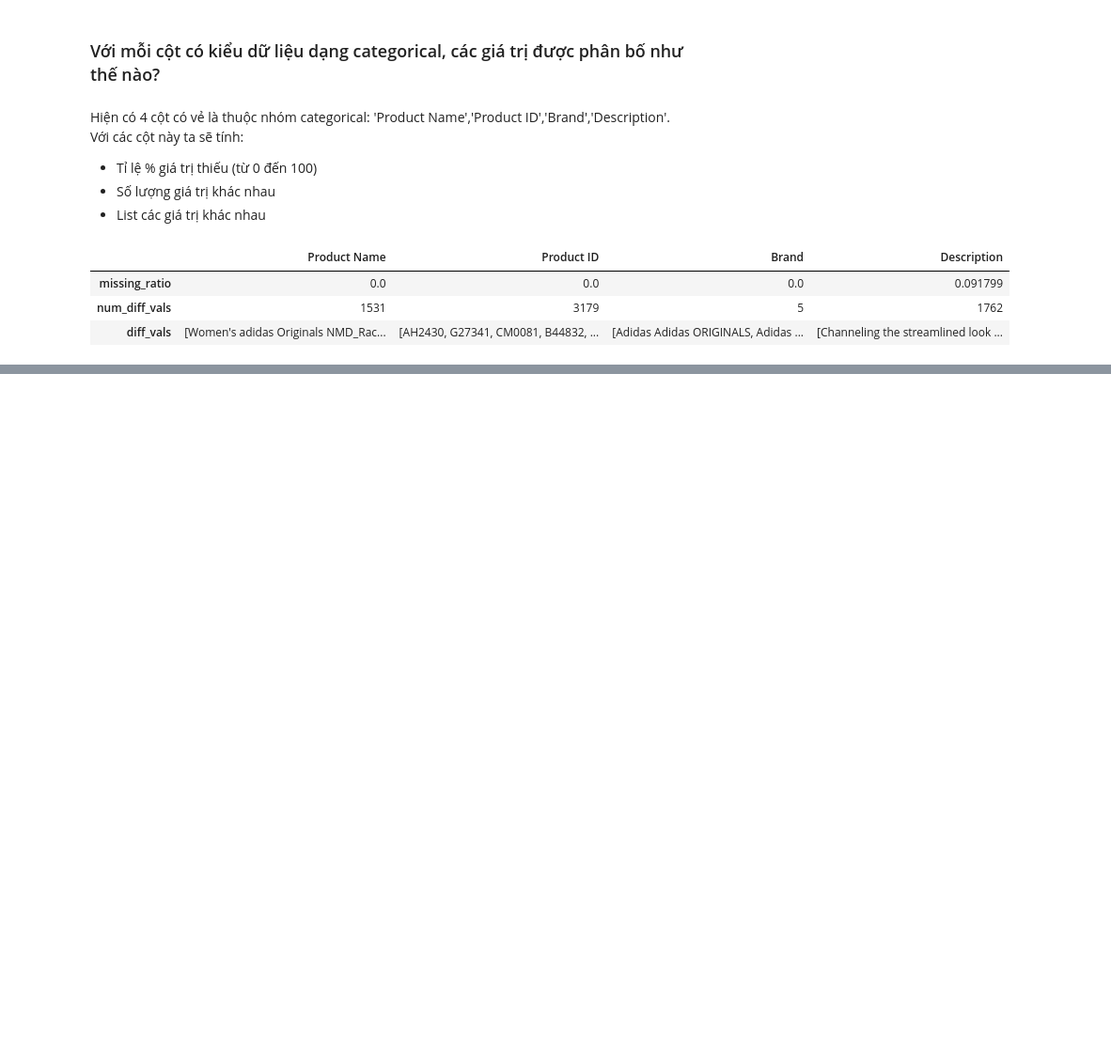
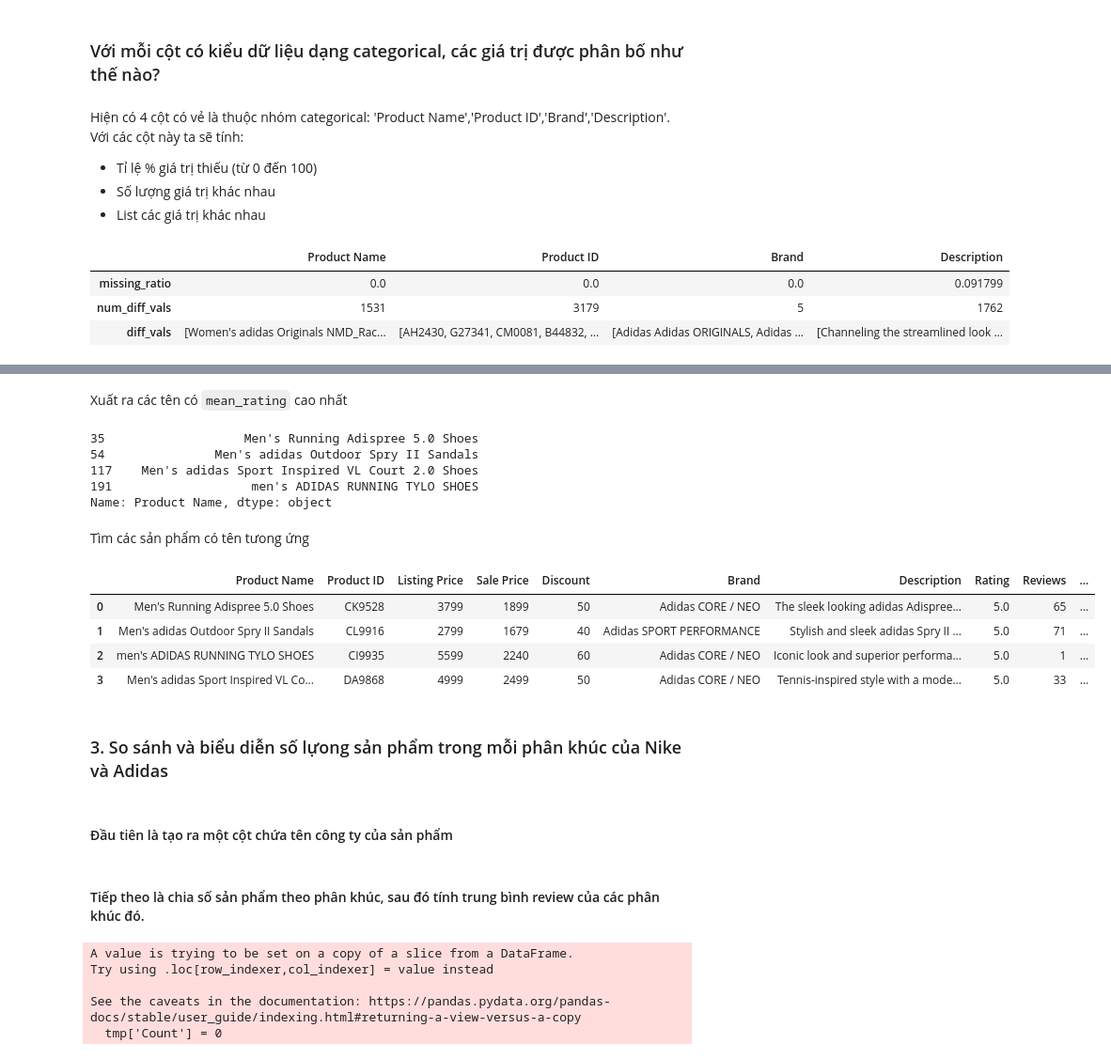
Before and after one commit to tvadiep/Sale-Analysis, a Jupyter notebook: SalesAnalysis.ipynb, the cells around one changed output, grey strips where cells are left out. Shown at 94% size. Saved outputs shown, nothing was run; the diff lists cells and outputs as text; code cells hidden in the pictures; blank space fills up the shorter version.

```diff
--- a/SalesAnalysis.ipynb
+++ b/SalesAnalysis.ipynb
@@ -174,0 +305,35 @@ cate_col_profiles_df
+# %%
+#suitable_df['Sum Rating'] = suitable_df['Rating']
+suitable_df['Sum Rating'] = suitable_df['Rating'] * suitable_df['Reviews']
+suitable_df['Sum Reviews'] = suitable_df['Reviews']
+
+suitable_df = suitable_df.groupby('Product Name', as_index = False).sum('Sum Rating',' Sum Reviews')
+suitable_df['Mean Rating'] = suitable_df['Sum Rating']/suitable_df['Sum Reviews']
+# %% [markdown]
+Xuất ra các tên có `mean_rating` cao nhất
+# %%
+desired_name_list = suitable_df[suitable_df['Mean Rating'] == suitable_df['Mean Rating'].max()]['Product Name']
+desired_name_list
+# %% [output]
+35                   Men's Running Adispree 5.0 Shoes
+54               Men's adidas Outdoor Spry II Sandals
+117    Men's adidas Sport Inspired VL Court 2.0 Shoes
+191                   men's ADIDAS RUNNING TYLO SHOES
+Name: Product Name, dtype: object
+# %%
+desired_df = df[df['Sale Price'].between(low, high)]
+# %% [markdown]
+Tìm các sản phẩm có tên tưong ứng
+# %%
+desired_list = desired_df[desired_df['Product Name'].isin(desired_name_list)].reset_index().drop('index', axis =1)
+desired_list
+# %% [output]
+|  | Product Name | Product ID | Listing Price | Sale Price | Discount | Brand | Description | Rating | Reviews | ... |
+| 0 | Men's Running Adispree 5.0 Shoes | CK9528 | 3799 | 1899 | 50 | Adidas CORE / NEO | The sleek looking adidas Adispree... | 5.0 | 65 | ... |
+| 1 | Men's adidas Outdoor Spry II Sandals | CL9916 | 2799 | 1679 | 40 | Adidas SPORT PERFORMANCE | Stylish and sleek adidas Spry II ... | 5.0 | 71 | ... |
+| 2 | men's ADIDAS RUNNING TYLO SHOES | CI9935 | 5599 | 2240 | 60 | Adidas CORE / NEO | Iconic look and superior performa... | 5.0 | 1 | ... |
+| 3 | Men's adidas Sport Inspired VL Co... | DA9868 | 4999 | 2499 | 50 | Adidas CORE / NEO | Tennis-inspired style with a mode... | 5.0 | 33 | ... |
+# %% [markdown]
+### 3. So sánh và biểu diễn số lựong sản phẩm trong mỗi phân khúc của Nike và Adidas
+# %% [markdown]
+#### Đầu tiên là tạo ra một cột chứa tên công ty của sản phẩm
@@ -174,0 +347,2 @@ cate_col_profiles_df
+# %% [markdown]
+#### Tiếp theo là chia số sản phẩm theo phân khúc, sau đó tính trung bình review của các phân khúc đó.
@@ -174,0 +366,10 @@ cate_col_profiles_df
+# %%
+tmp = companys_df[['Company','Segmentation']]
+tmp['Count'] = 0
+tmp = tmp.groupby(['Company','Segmentation'], as_index = False)['Count'].count()
+# %% [output]
+A value is trying to be set on a copy of a slice from a DataFrame.
+Try using .loc[row_indexer,col_indexer] = value instead
+
+See the caveats in the documentation: https://pandas.pydata.org/pandas-docs/stable/user_guide/indexing.html#returning-a-view-versus-a-copy
+  tmp['Count'] = 0
```
Also changed, not shown: parts of 31 cells of this notebook, 1 other file.
